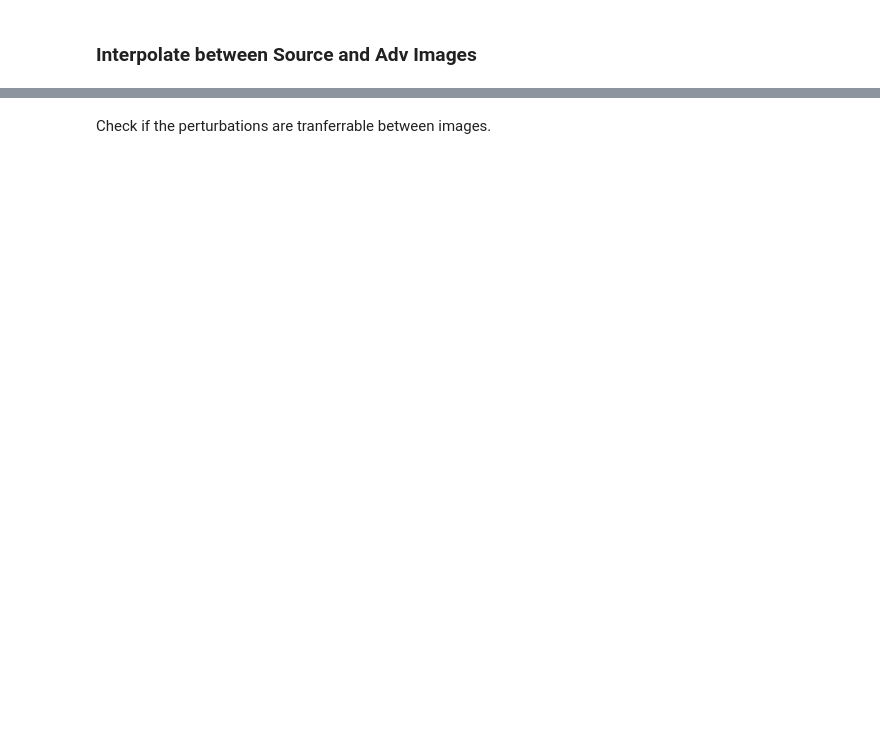
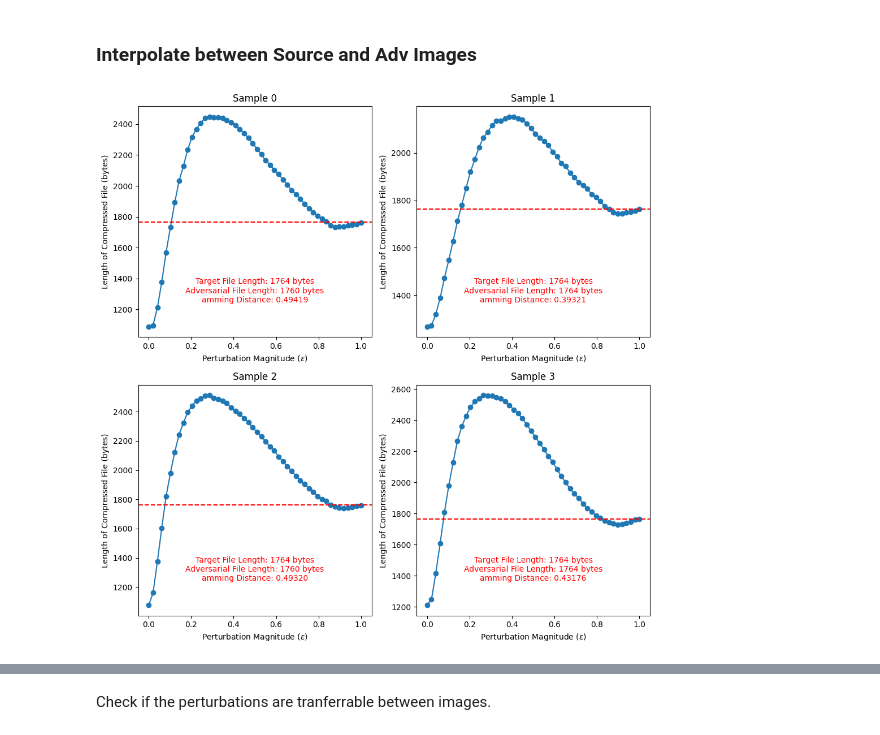
Before and after one commit to neddamj/nicsec, a Jupyter notebook: attack_neural_compression.ipynb, the cells around one changed output, grey strips where cells are left out. Cells and saved outputs as stored; diff of their text form; code cells hidden in the pictures; blank space fills up the shorter version.

```diff
--- a/attack_neural_compression.ipynb
+++ b/attack_neural_compression.ipynb
@@ -90,7 +90,7 @@ class StatsMeter:
 # %%
 x = dataset[0][0].unsqueeze(0).to(device)
 
-num_sources = 8
+num_sources = 4
 x_hat = [] #dataset[1][0].unsqueeze(0).to(device)
 for i, (images, label) in enumerate(dataloader):
     # num sources must be less than batch size
@@ -182,13 +182,13 @@ elif mask_type == 'ring':
     ring_separation = 5
     mask = ring_mask(x_hat, num_rings=num_rings, ring_width=ring_width, ring_separation=ring_separation)
 elif mask_type == 'dot':
-    lr = 6e-2
-    vertical_skip = 3
-    horizontal_skip = 2
+    lr = 5e-2
+    vertical_skip = 2
+    horizontal_skip = 3
     mask = dot_mask(x_hat, vertical_skip=vertical_skip, horizontal_skip=horizontal_skip)
 
 # Run the attack and produce an adversarial image y_hat
-optimizer = torch.optim.AdamW([x_hat], lr=lr)
+optimizer = torch.optim.Adam([x_hat], lr=lr)
 scheduler = CustomLRScheduler(optimizer, update_every=num_steps // 2, update_factor=.15)
 x_adv, loss_tracker = pgd(x, x_hat, model=net, optimizer=optimizer, scheduler=scheduler, num_steps=num_steps, mask=mask)
 # Pass the adv image through the compression network and see the result
@@ -251,18 +263,68 @@ print(f'Normalized L2 Dist: {torch.tensor(normalized_l2_dist).mean()}\nSSIM: {to
 # %% [markdown]
 ### Interpolate between Source and Adv Images
 # %%
-# Interpolate between the source and adversarial images
-intermediate_imgs = []
-outputs = []
-sample_number = 4      # which image from the batch do you want to visualize
-intervals = torch.linspace(0, 1, 75)
-for val in intervals:
-    intermediate = val * x_hat[sample_number] + (1 - val) * x_src[sample_number]
-    intermediate_imgs.append(intermediate)
+fig, axs = plt.subplots(num_sources // 2, 2, figsize=(10, 10))
 
-    # Pass the interpolated images through the network
-    intermediate = intermediate.to(device)  # Move image to the same device as the model
-    intermediate = intermediate.unsqueeze(0) if len(intermediate.shape) == 3 else intermediate
-    with torch.no_grad():
-        output = net(intermediate)
-    outputs.append(output['x_hat'].squeeze(0).cpu())
+# Flatten axs if it's a 2D array to make indexing easier
+axs = axs.ravel() if num_sources > 1 else [axs]
+
+for idx in range(num_sources):
+    # Interpolate between the source and adversarial images
+    intermediate_imgs = []
+    outputs = []
+    sample_number = idx      # which image from the batch to visualize
+    intervals = torch.linspace(0, 1, 50)
+
+    for val in intervals:
+        # Create an interpolated image
+        intermediate = val * x_hat[sample_number] + (1 - val) * x_src[sample_number]
+        intermediate_imgs.append(intermediate)
+
+        # Pass the interpolated images through the network
+        intermediate = intermediate.to(device)  # Move image to the correct device
+        intermediate = intermediate.unsqueeze(0) if len(intermediate.shape) == 3 else intermediate
+
+        with torch.no_grad():
+            output = net(intermediate)
+        outputs.append(output['x_hat'].squeeze(0).cpu())  # Assuming 'x_hat' is in the output
+
+    # Get the file length of the target image
+    x_out = net.compress(x)
+    x_len = len(x_out['strings'][0][0])
+
+    # Calculate the file lengths for each interpolated image
+    file_lengths = []
+    for i in range(len(intermediate_imgs)):
+        img = intermediate_imgs[i].unsqueeze(0).to(device)  # Add batch dimension and move to device
+        out = net.compress(img)
+        file_len = len(out['strings'][0][0])
+        file_lengths.append(file_len)
+
+    # Plot the file lengths vs interpolation intervals
+    axs[idx].plot(intervals.cpu(), file_lengths, marker='o')
+    axs[idx].set_xlabel('Perturbation Magnitude ($\\epsilon$)')
+    axs[idx].set_ylabel('Length of Compressed File (bytes)')
+    axs[idx].set_title(f'Sample {sample_number}')
+    axs[idx].axhline(y=x_len, color='r', linestyle='--', label='Original Image Length')
+
+    # Calculate Hamming distance between the target and adversarial image compression
+    bytes1 = x_out['strings'][0][0]
+    bytes2 = net.compress(intermediate_imgs[-1].unsqueeze(0).to(device))['strings'][0][0]  # Use the second-to-last intermediate image
+
+    hamming_dist = 0
+    for byte1, byte2 in zip(bytes1, bytes2):
+        hamming_dist += bin(byte1 ^ byte2).count('1')
+
+    normalized_hamming_dist = hamming_dist / (len(bytes1) * 8)
+
+    # Display Hamming distance on the plot
+    txt = f'Target File Length: {len(bytes1)} bytes\nAdversarial File Length: {len(bytes2)} bytes\namming Distance: {normalized_hamming_dist:.5f}'
+    axs[idx].text(0.5, 0.2, txt,
+                  horizontalalignment='center', verticalalignment='center',
+                  transform=axs[idx].transAxes, fontsize=10, color='red')
+
+# Adjust layout to prevent overlapping subplots
+plt.tight_layout()
+plt.show()
+# %% [output]
+[figure, added]
```
Also changed, not shown: parts of 10 cells of this notebook.
